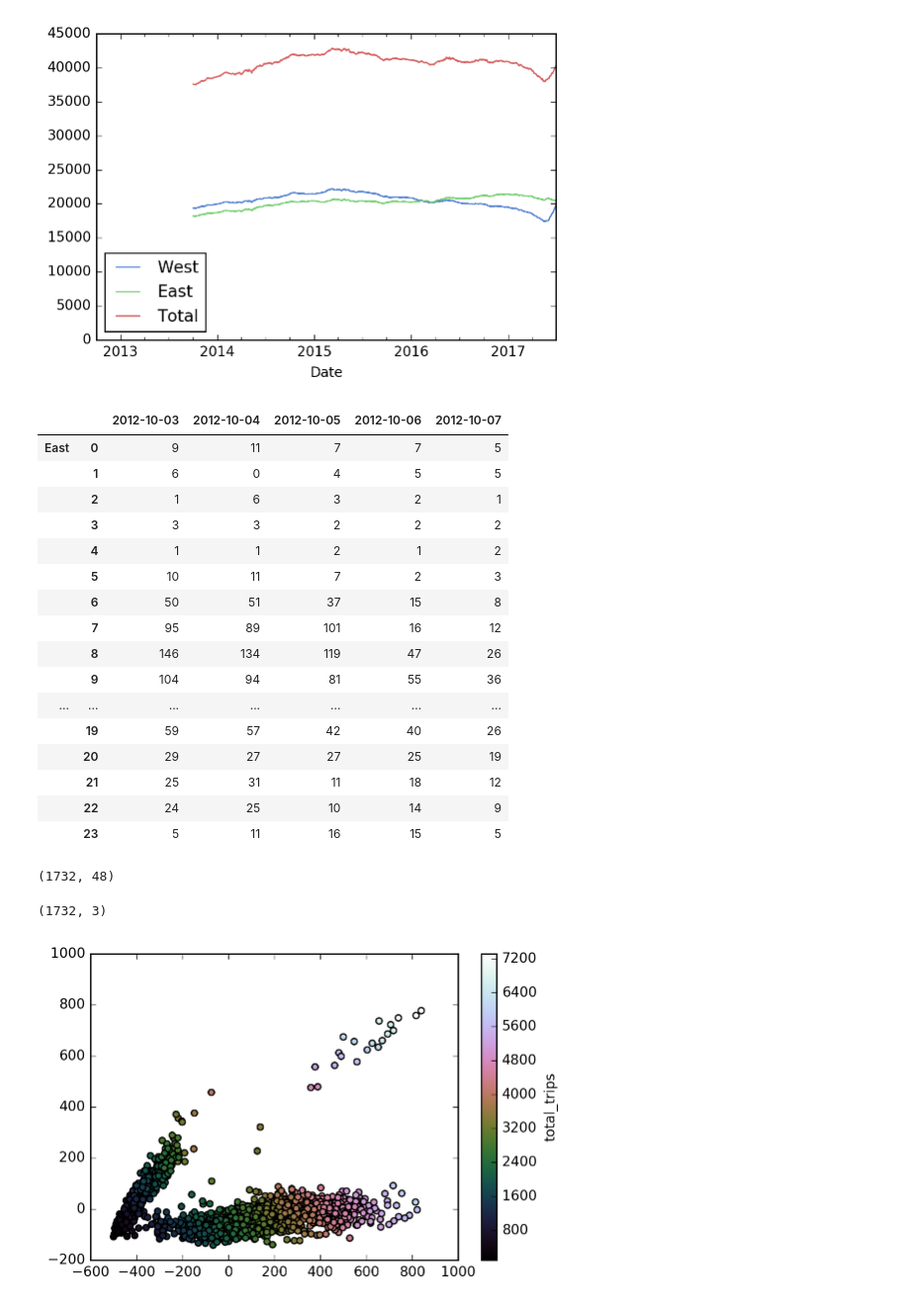
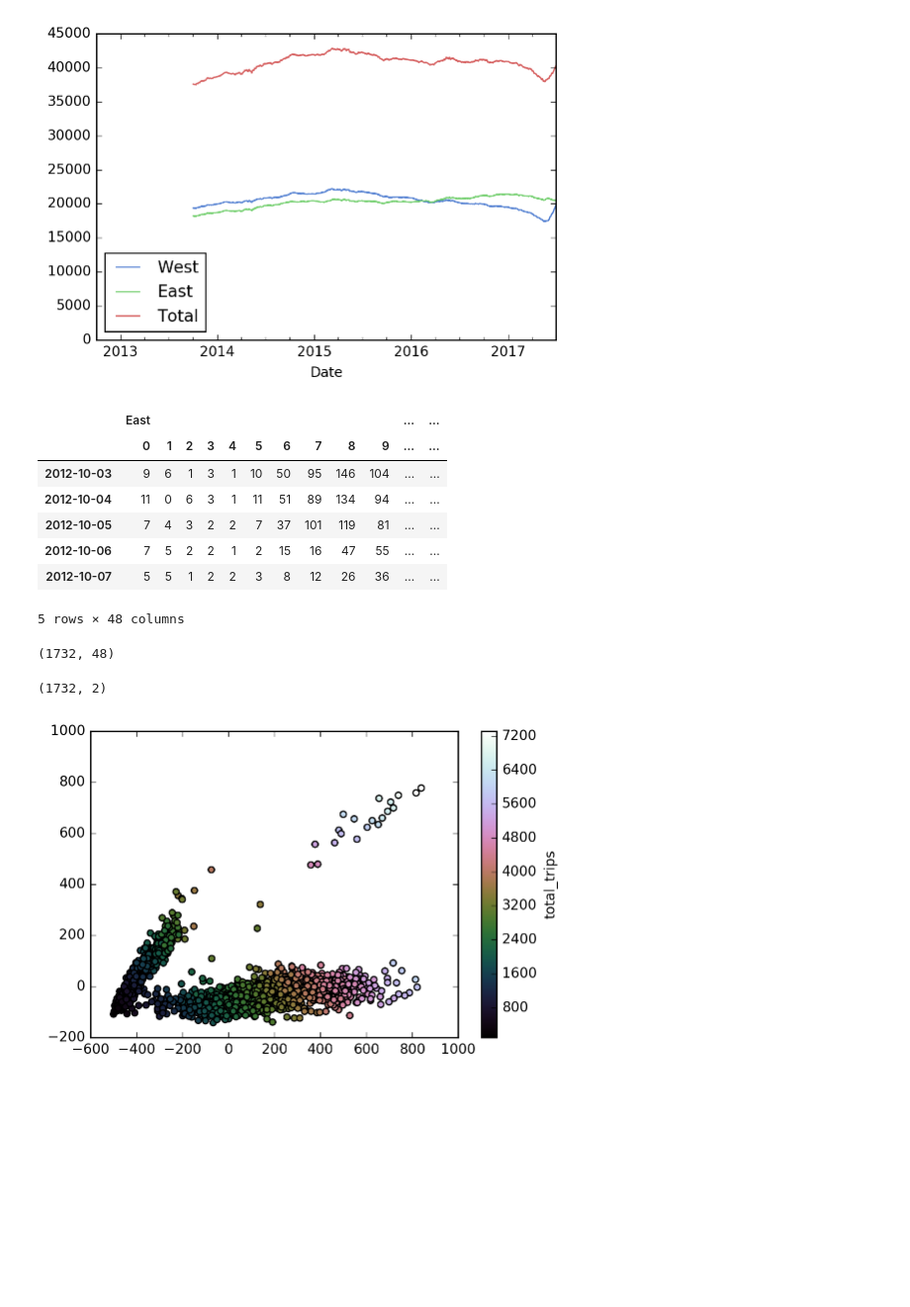
Before and after one commit to shamshad-npti/data-analytics, a Jupyter notebook: seattle-work-habbit/seattle-work-habbit.ipynb, the cells around one changed output. Shown at 99% size. Drawn from its saved outputs; the diff is of its cells as text; code cells hidden in the pictures; blank space fills up the shorter version.

```diff
--- a/seattle-work-habbit/seattle-work-habbit.ipynb
+++ b/seattle-work-habbit/seattle-work-habbit.ipynb
@@ -13,6 +13,9 @@ from urllib import urlretrieve
 mpl.pylab.style.use("seaborn-muted")
 # %%
 def download_dataset(URL, dataset_name, force=False):
+    """
+    Utility function to download data from the server
+    """
     path = "dataset/{}".format(dataset_name)
     if force or not os.path.exists(path):
         urlretrieve(URL, path)
@@ -65,37 +80,37 @@ mpl.pylab.ylim([0, None]);
 # %% [output]
 [figure]
 # %%
+"""
+Transform data and apply machine learning to let data
+speak for itself
+"""
 pivoted = df.pivot_table(["East", "West"], index=df.index.date, columns=df.index.hour, fill_value=0)
-pivoted.head().T
+pivoted.head()
 # %% [output]
-|  |  | 2012-10-03 | 2012-10-04 | 2012-10-05 | 2012-10-06 | 2012-10-07 |
-| East | 0 | 9 | 11 | 7 | 7 | 5 |
-|  | 1 | 6 | 0 | 4 | 5 | 5 |
-|  | 2 | 1 | 6 | 3 | 2 | 1 |
-|  | 3 | 3 | 3 | 2 | 2 | 2 |
-|  | 4 | 1 | 1 | 2 | 1 | 2 |
-|  | 5 | 10 | 11 | 7 | 2 | 3 |
-|  | 6 | 50 | 51 | 37 | 15 | 8 |
-|  | 7 | 95 | 89 | 101 | 16 | 12 |
-|  | 8 | 146 | 134 | 119 | 47 | 26 |
-|  | 9 | 104 | 94 | 81 | 55 | 36 |
-| ... | ... | ... | ... | ... | ... | ... |
-|  | 19 | 59 | 57 | 42 | 40 | 26 |
-|  | 20 | 29 | 27 | 27 | 25 | 19 |
-|  | 21 | 25 | 31 | 11 | 18 | 12 |
-|  | 22 | 24 | 25 | 10 | 14 | 9 |
-|  | 23 | 5 | 11 | 16 | 15 | 5 |
+|  | East |  |  |  |  |  |  |  |  |  | ... | ... |
+|  | 0 | 1 | 2 | 3 | 4 | 5 | 6 | 7 | 8 | 9 | ... | ... |
+| 2012-10-03 | 9 | 6 | 1 | 3 | 1 | 10 | 50 | 95 | 146 | 104 | ... | ... |
+| 2012-10-04 | 11 | 0 | 6 | 3 | 1 | 11 | 51 | 89 | 134 | 94 | ... | ... |
+| 2012-10-05 | 7 | 4 | 3 | 2 | 2 | 7 | 37 | 101 | 119 | 81 | ... | ... |
+| 2012-10-06 | 7 | 5 | 2 | 2 | 1 | 2 | 15 | 16 | 47 | 55 | ... | ... |
+| 2012-10-07 | 5 | 5 | 1 | 2 | 2 | 3 | 8 | 12 | 26 | 36 | ... | ... |
+5 rows × 48 columns
-# %%
-pivoted.values.shape
-# %% [output]
-(1732, 48)
+# %%
+# shape of pivoted data
+pivoted.values.shape
+# %% [output]
+(1732, 48)
 # %%
+"""
+reduce dimensionality of data and make sure that 90% of the
+variance is still retained
+"""
 from sklearn.decomposition import PCA
 X = pivoted.values
-Xpca = PCA(0.90).fit_transform(X)
+Xpca = PCA(0.88).fit_transform(X)
 Xpca.shape
 # %% [output]
-(1732, 3)
+(1732, 2)
 # %%
 total_trips = X.sum(1)
 # %%
```
Also changed, not shown: parts of 11 cells of this notebook.
